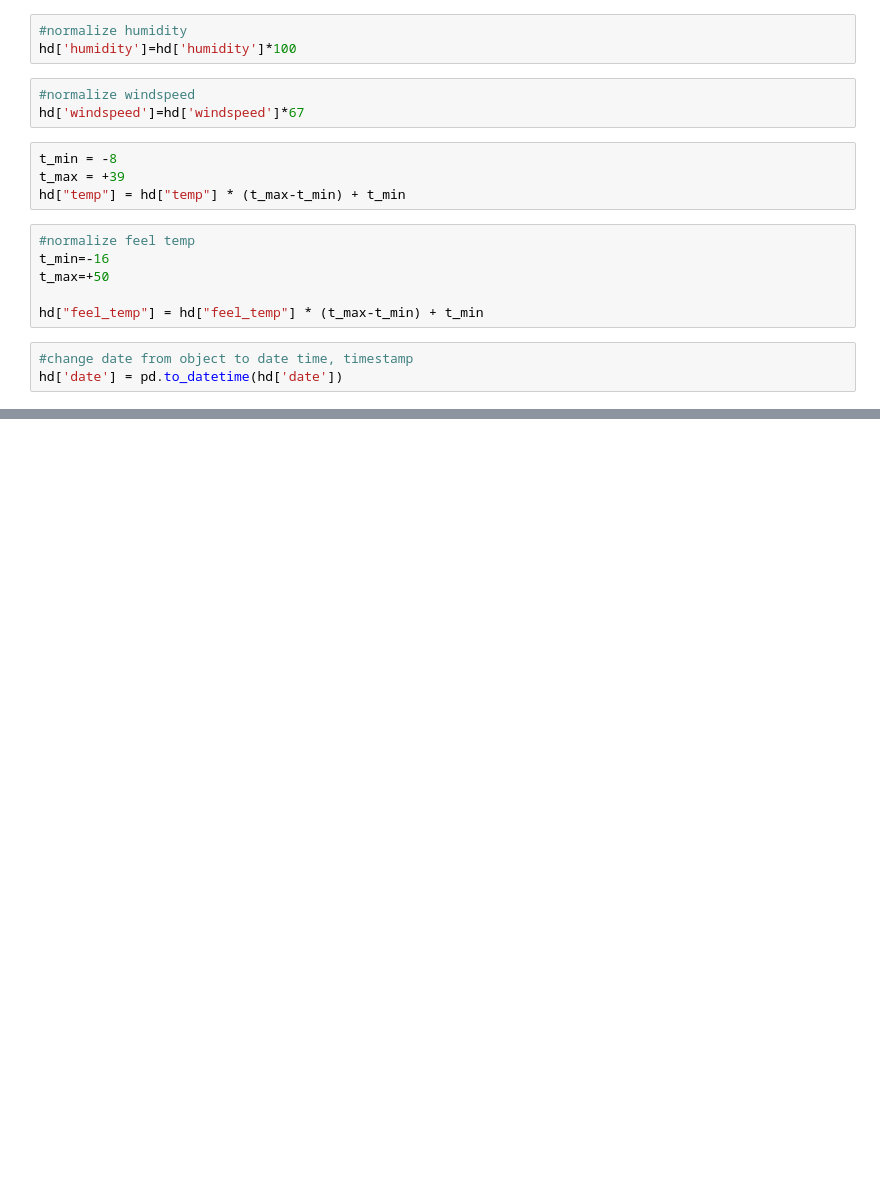
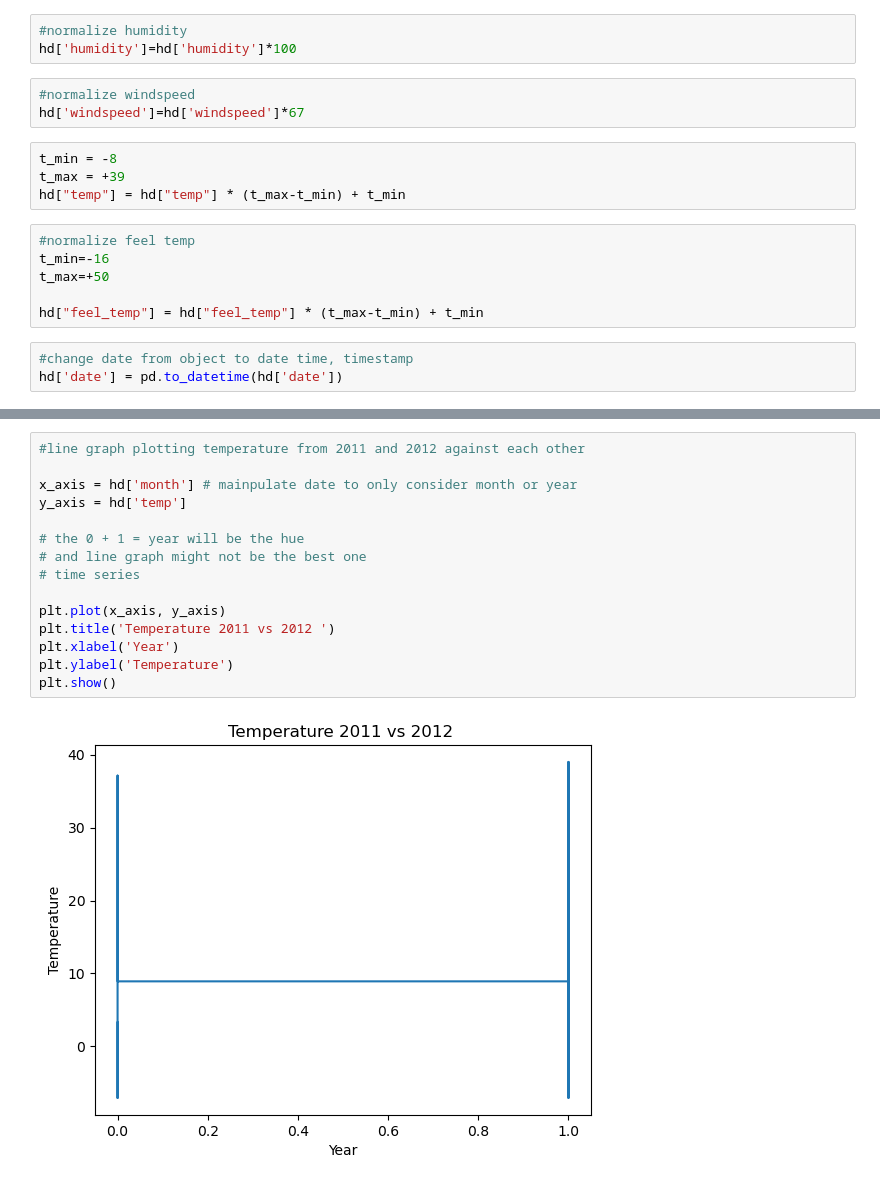
Before and after one commit to MiriamHerrmann/Bike-EDA, a Jupyter notebook: bike_eda.ipynb, the cells around one changed output, grey strips where cells are left out. Drawn from its saved outputs; the diff is of its cells as text; blank space fills up the shorter version.

```diff
--- a/bike_eda.ipynb
+++ b/bike_eda.ipynb
@@ -122,0 +178,17 @@ hd['date'] = pd.to_datetime(hd['date'])
+# %%
+#line graph plotting temperature from 2011 and 2012 against each other
+
+x_axis = hd['month'] # mainpulate date to only consider month or year
+y_axis = hd['temp']
+
+# the 0 + 1 = year will be the hue
+# and line graph might not be the best one
+# time series
+
+plt.plot(x_axis, y_axis)
+plt.title('Temperature 2011 vs 2012 ')
+plt.xlabel('Year')
+plt.ylabel('Temperature')
+plt.show()
+# %% [output]
+[figure, added]
```
Also changed, not shown: parts of 10 cells of this notebook.
